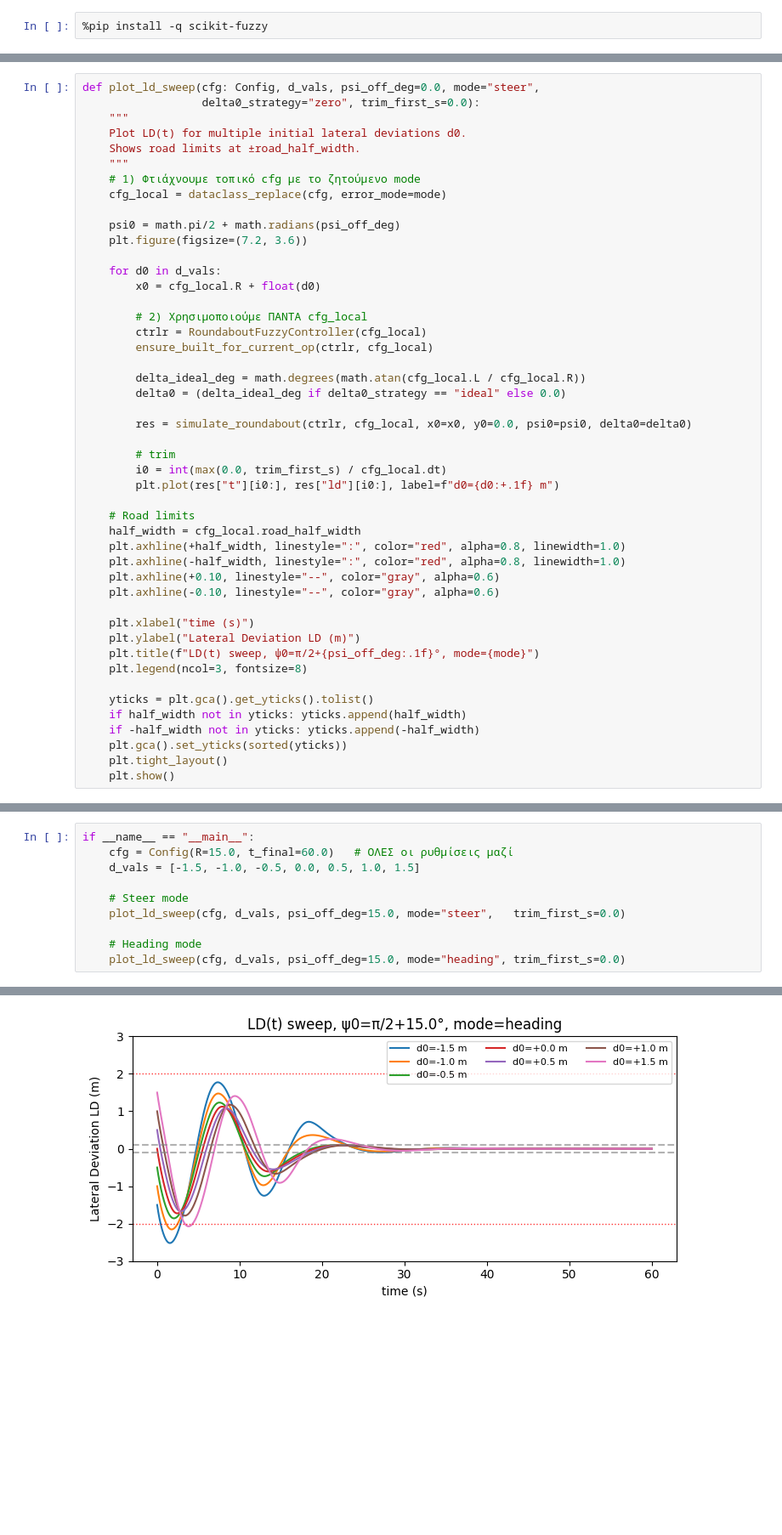
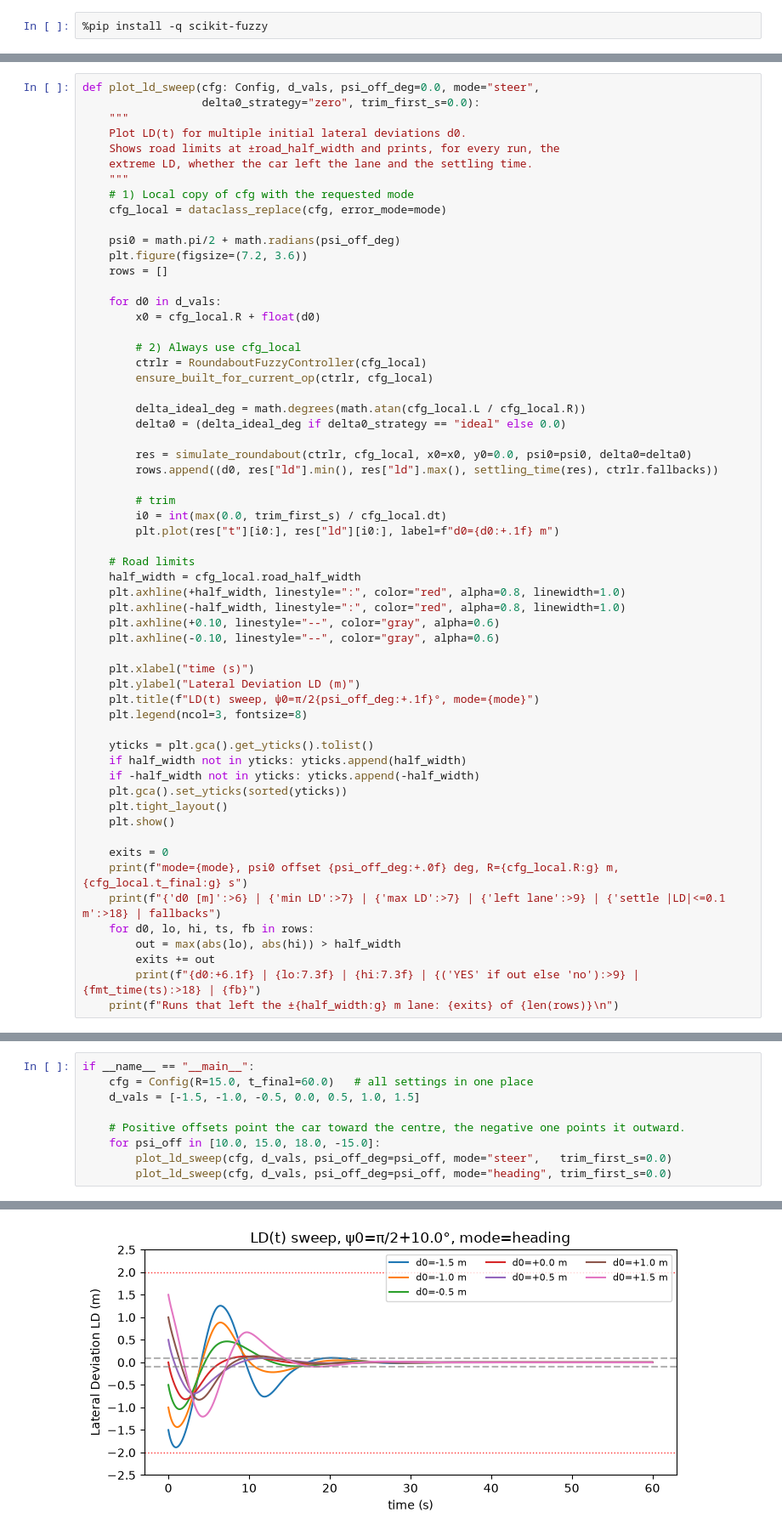
Before and after one commit to kvchr/fuzzy-roundabout-steering, a Jupyter notebook: notebooks/fuzzy_roundabout_heading_vs_steer.ipynb, the cells around one changed output, grey strips where cells are left out. Shown at 85% size. Drawn from its saved outputs; the diff is of its cells as text; blank space fills up the shorter version.

```diff
--- a/notebooks/fuzzy_roundabout_heading_vs_steer.ipynb
+++ b/notebooks/fuzzy_roundabout_heading_vs_steer.ipynb
@@ -461,18 +491,20 @@ def plot_ld_sweep(cfg: Config, d_vals, psi_off_deg=0.0, mode="steer",
                   delta0_strategy="zero", trim_first_s=0.0):
     """
     Plot LD(t) for multiple initial lateral deviations d0.
-    Shows road limits at ±road_half_width.
+    Shows road limits at ±road_half_width and prints, for every run, the
+    extreme LD, whether the car left the lane and the settling time.
     """
-    # 1) Φτιάχνουμε τοπικό cfg με το ζητούμενο mode
+    # 1) Local copy of cfg with the requested mode
     cfg_local = dataclass_replace(cfg, error_mode=mode)
 
     psi0 = math.pi/2 + math.radians(psi_off_deg)
     plt.figure(figsize=(7.2, 3.6))
+    rows = []
 
     for d0 in d_vals:
         x0 = cfg_local.R + float(d0)
 
-        # 2) Χρησιμοποιούμε ΠΑΝΤΑ cfg_local
+        # 2) Always use cfg_local
         ctrlr = RoundaboutFuzzyController(cfg_local)
         ensure_built_for_current_op(ctrlr, cfg_local)
 
@@ -480,6 +512,7 @@ def plot_ld_sweep(cfg: Config, d_vals, psi_off_deg=0.0, mode="steer",
         delta0 = (delta_ideal_deg if delta0_strategy == "ideal" else 0.0)
 
         res = simulate_roundabout(ctrlr, cfg_local, x0=x0, y0=0.0, psi0=psi0, delta0=delta0)
+        rows.append((d0, res["ld"].min(), res["ld"].max(), settling_time(res), ctrlr.fallbacks))
 
         # trim
         i0 = int(max(0.0, trim_first_s) / cfg_local.dt)
@@ -494,7 +527,7 @@ def plot_ld_sweep(cfg: Config, d_vals, psi_off_deg=0.0, mode="steer",
 
     plt.xlabel("time (s)")
     plt.ylabel("Lateral Deviation LD (m)")
-    plt.title(f"LD(t) sweep, ψ0=π/2+{psi_off_deg:.1f}°, mode={mode}")
+    plt.title(f"LD(t) sweep, ψ0=π/2{psi_off_deg:+.1f}°, mode={mode}")
     plt.legend(ncol=3, fontsize=8)
 
     yticks = plt.gca().get_yticks().tolist()
@@ -503,3 +536,12 @@ def plot_ld_sweep(cfg: Config, d_vals, psi_off_deg=0.0, mode="steer",
     plt.gca().set_yticks(sorted(yticks))
     plt.tight_layout()
     plt.show()
+
+    exits = 0
+    print(f"mode={mode}, psi0 offset {psi_off_deg:+.0f} deg, R={cfg_local.R:g} m, {cfg_local.t_final:g} s")
+    print(f"{'d0 [m]':>6} | {'min LD':>7} | {'max LD':>7} | {'left lane':>9} | {'settle |LD|<=0.1 m':>18} | fallbacks")
+    for d0, lo, hi, ts, fb in rows:
+        out = max(abs(lo), abs(hi)) > half_width
+        exits += out
+        print(f"{d0:+6.1f} | {lo:7.3f} | {hi:7.3f} | {('YES' if out else 'no'):>9} | {fmt_time(ts):>18} | {fb}")
+    print(f"Runs that left the ±{half_width:g} m lane: {exits} of {len(rows)}\n")
@@ -506,11 +552,10 @@ def plot_ld_sweep(cfg: Config, d_vals, psi_off_deg=0.0, mode="steer",
 # %%
 if __name__ == "__main__":
-    cfg = Config(R=15.0, t_final=60.0)   # ΟΛΕΣ οι ρυθμίσεις μαζί
+    cfg = Config(R=15.0, t_final=60.0)   # all settings in one place
     d_vals = [-1.5, -1.0, -0.5, 0.0, 0.5, 1.0, 1.5]
 
-    # Steer mode
-    plot_ld_sweep(cfg, d_vals, psi_off_deg=15.0, mode="steer",   trim_first_s=0.0)
-
-    # Heading mode
-    plot_ld_sweep(cfg, d_vals, psi_off_deg=15.0, mode="heading", trim_first_s=0.0)
+    # Positive offsets point the car toward the centre, the negative one points it outward.
+    for psi_off in [10.0, 15.0, 18.0, -15.0]:
+        plot_ld_sweep(cfg, d_vals, psi_off_deg=psi_off, mode="steer",   trim_first_s=0.0)
+        plot_ld_sweep(cfg, d_vals, psi_off_deg=psi_off, mode="heading", trim_first_s=0.0)
 # %% [output]
@@ -518 +573 @@ if __name__ == "__main__":
-[figure, old version]
+[figure, new version]
```
Also changed, not shown: parts of 7 cells of this notebook, 8 other files.
